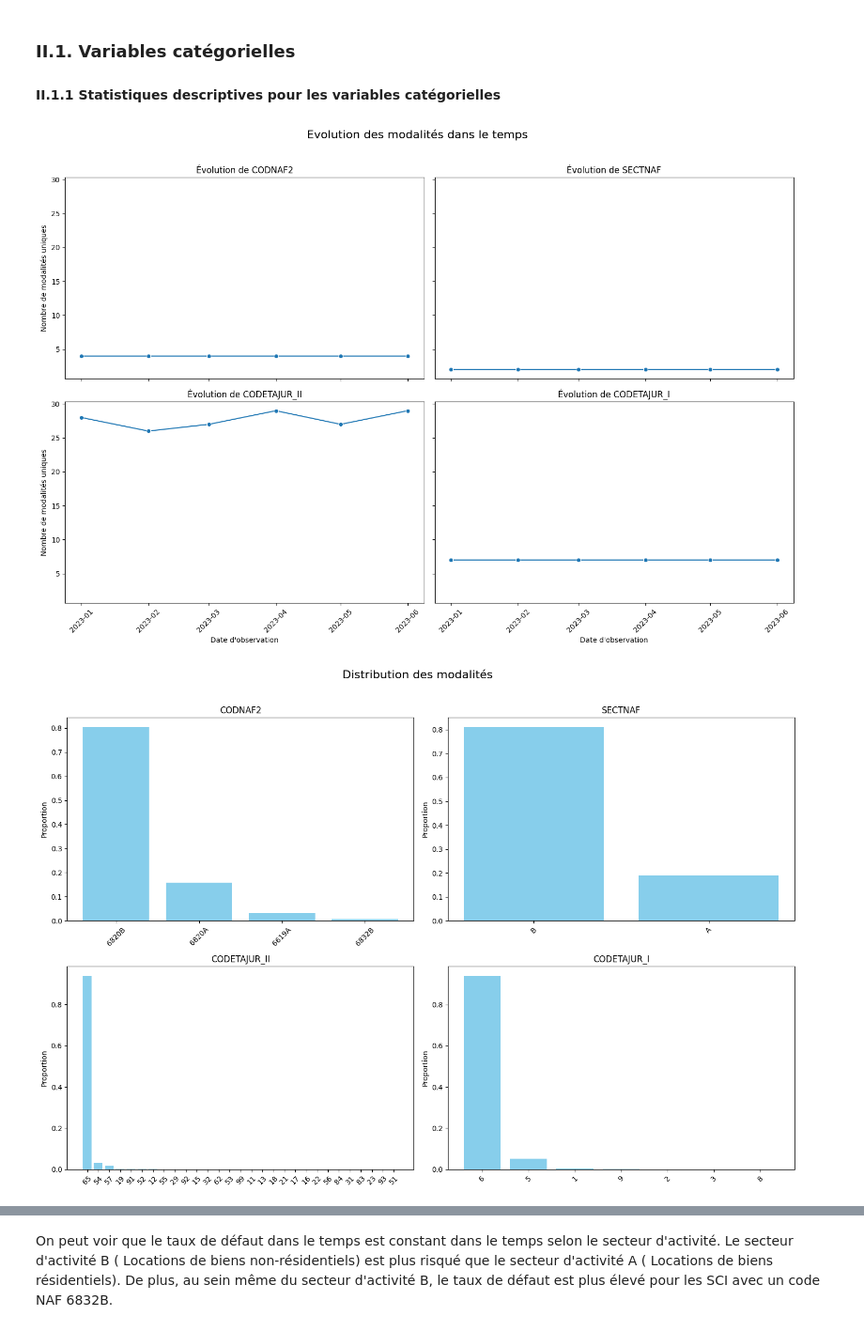
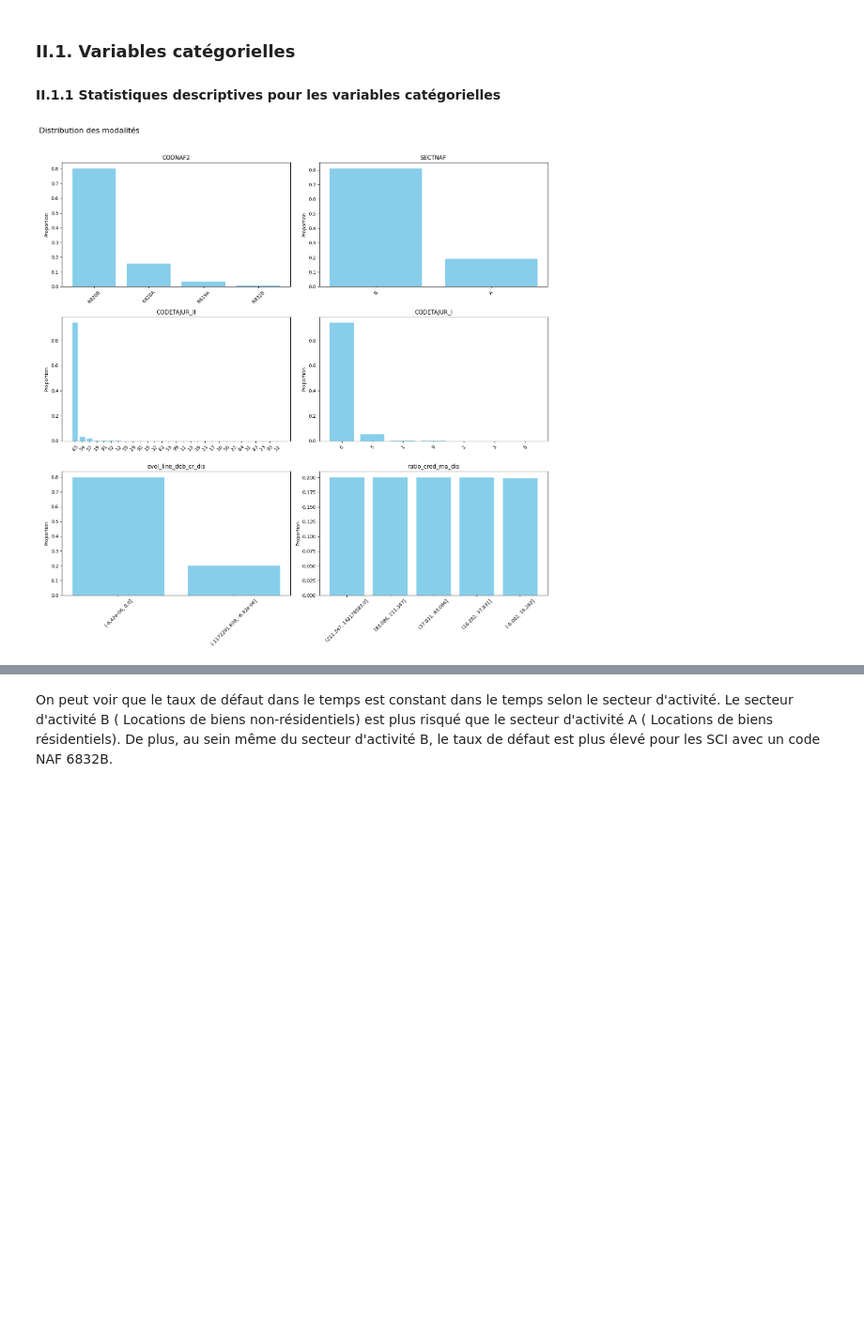
Before and after one commit to cheryl-kdio/Scoring-pj, a Jupyter notebook: desc.ipynb, the cells around one changed output, grey strips where cells are left out. Shown at 94% size. Drawn from its saved outputs; the diff is of its cells as text; code cells hidden in the pictures; blank space fills up the shorter version.

Commit message:
discretisation des nouveaux indicateurs

```diff
--- a/desc.ipynb
+++ b/desc.ipynb
@@ -141,8 +141,8 @@ IND_ACTIF : [1]
 secteur_activite : ['SCI']
 secteur_activite_bis : ['SCI']
 # %%
-# Retrait des variables n'apportant aucune information pour la prédiction (car à modalités uniques) et de la variable id_client
-df.drop(columns=vars_to_exclude + ["id_client"] ,inplace=True)
+# Retrait des variables n'apportant aucune information pour la prédiction (car à modalités uniques)
+df.drop(columns=vars_to_exclude ,inplace=True)
 # => 59 colonnes
 # %%
 print("Database après les modifications ")
@@ -592,0 +508,6 @@ DISCRETISER LES VARIABLES NOUVELLES (RATIO, EVOL )
+# %%
+# Vérifier le nombre de valeurs manquante pour les nouvelles variables
+print(temp_df[new_vars].isna().mean())
+
+#/!\ Attention, il y a des valeurs qui ont 99% de valeurs manquantes
+var_a_dis = ['evol_line_deb_cr','ratio_cred_ma']
@@ -592,0 +522,5 @@ DISCRETISER LES VARIABLES NOUVELLES (RATIO, EVOL )
+# %%
+# Discrétisation de variables avec outliers avec WoE
+
+importlib.reload(functions)
+X_train_dis, discretized_columns, non_discretized_columns=functions.discretize_with_iv_woe(temp_df, cible,date, var_a_dis,"id_client", bins=5, epsilon=1e-16)
@@ -592,0 +551,9 @@ DISCRETISER LES VARIABLES NOUVELLES (RATIO, EVOL )
+# %%
+# Vérification de la cohérence temporelle des nouveaux indicateurs
+importlib.reload(functions)
+functions.plot_modalities_over_time(X_train_dis, "datdelhis", discretized_columns)
+
+# On retient les variables discrétisées car elles sont homogènes dans le temps
+categorical_vars = categorical_vars + discretized_columns
+X_train_temp = X_train.copy()
+X_train = pd.merge(X_train_temp, X_train_dis[discretized_columns+['id_client']], left_on='id_client', right_on='id_client', how='inner')
@@ -605,10 +575,8 @@ print(categorical_vars)
 #### II.1.1 Statistiques descriptives pour les variables catégorielles
 # %%
 importlib.reload(functions)
-functions.plot_modalities_over_time(X_train, "datdelhis", categorical_vars)
 functions.plot_cat_vars_distributions(X_train, categorical_vars, cols=2)
 functions.tx_rsq_par_var(X_train,categorical_vars,date,cible)
 functions.combined_barplot_lineplot(X_train, categorical_vars, cible)
 # %% [output]
-[figure, old version]
+[figure, new version]
-[figure, removed]
```
Also changed, not shown: parts of 33 cells of this notebook, 1 other file.
